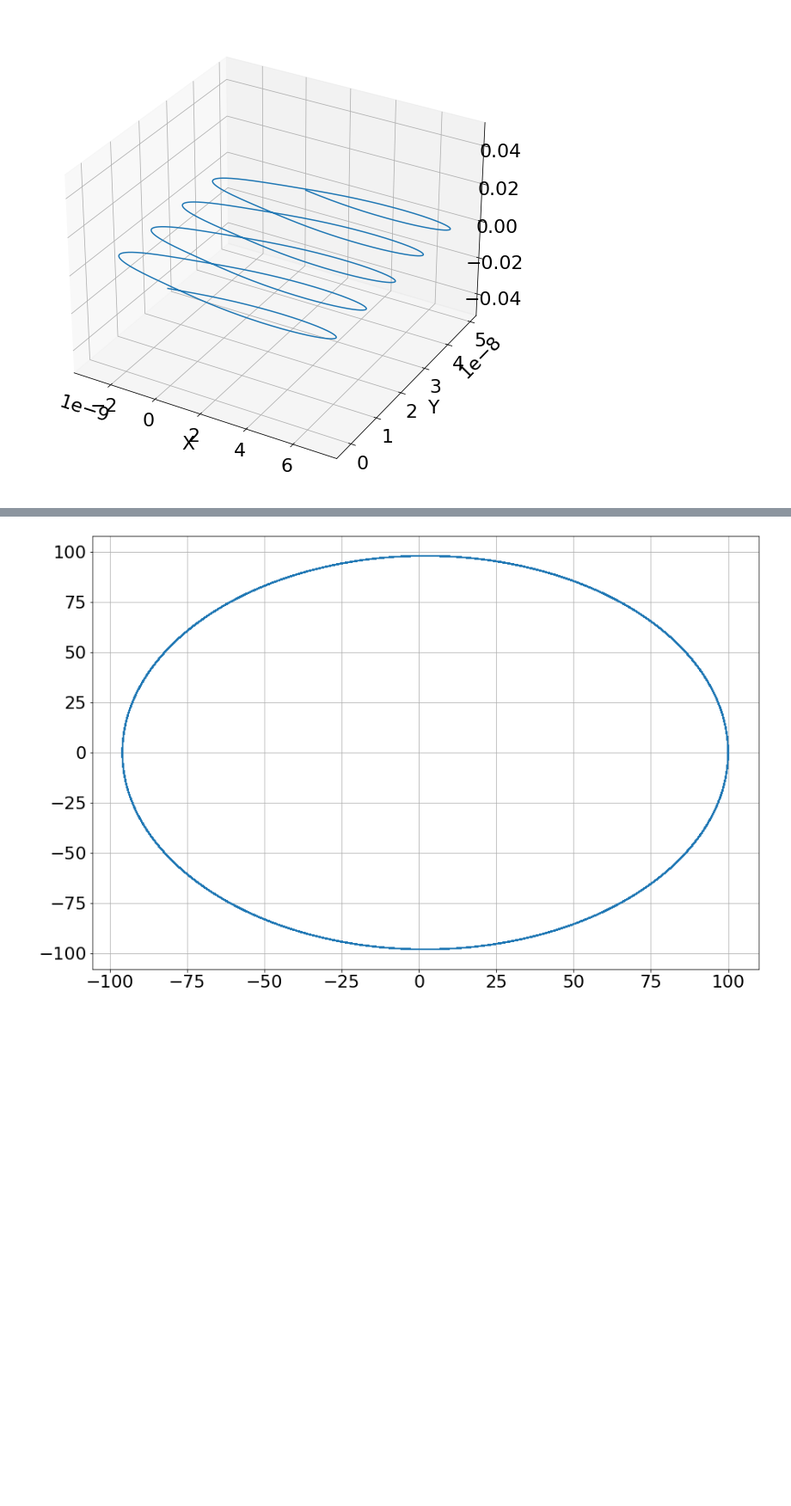
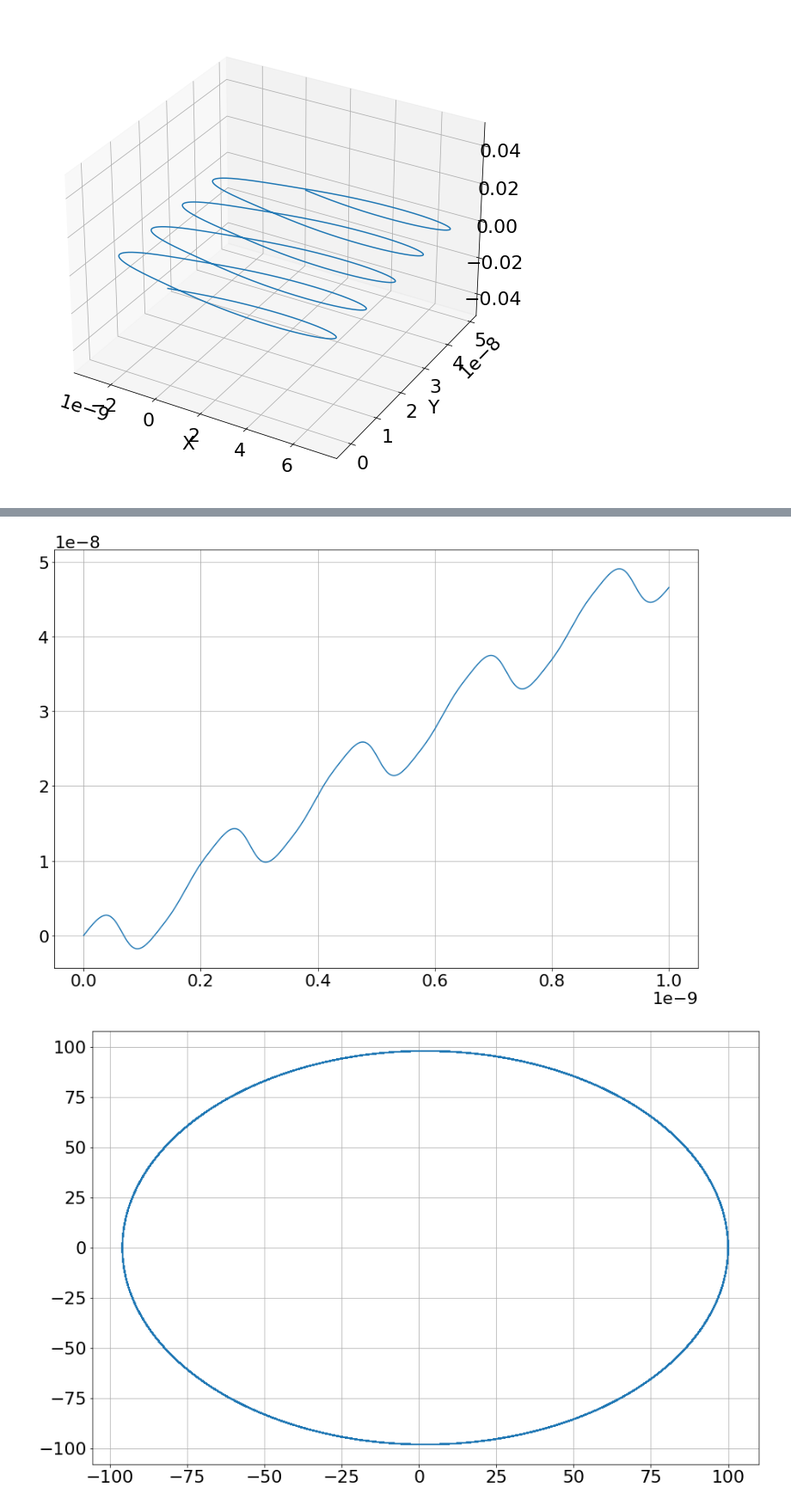
Before and after one commit to gregorycorcoran/Python-Notebooks, a Jupyter notebook: Computational Lab.ipynb, the cells around one changed output, grey strips where cells are left out. Shown at 86% size. Cells and saved outputs as stored; diff of their text form; code cells hidden in the pictures; blank space fills up the shorter version.

```diff
--- a/Computational Lab.ipynb
+++ b/Computational Lab.ipynb
@@ -279,3 +307,8 @@ Text(0.5, 0, 'Y')
+# %%
+plt.plot(ans16[3],ans16[1])
+plt.grid(True)
+# %% [output]
+[figure, added]
 # %%
 from scipy.integrate import odeint
 def dv_dt(v,t,E,B,q,m):
```
Also changed, not shown: parts of 9 cells of this notebook.
